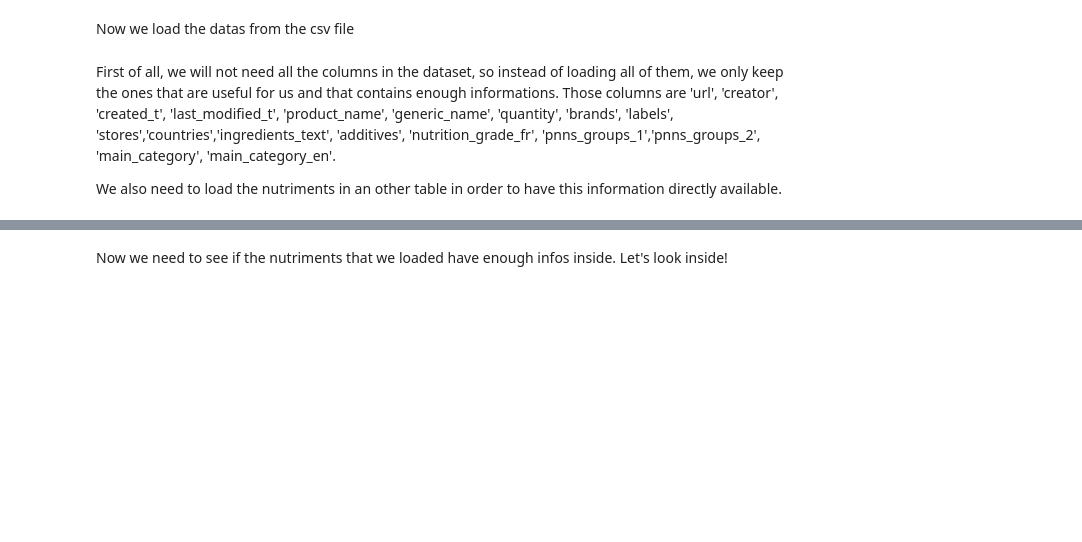
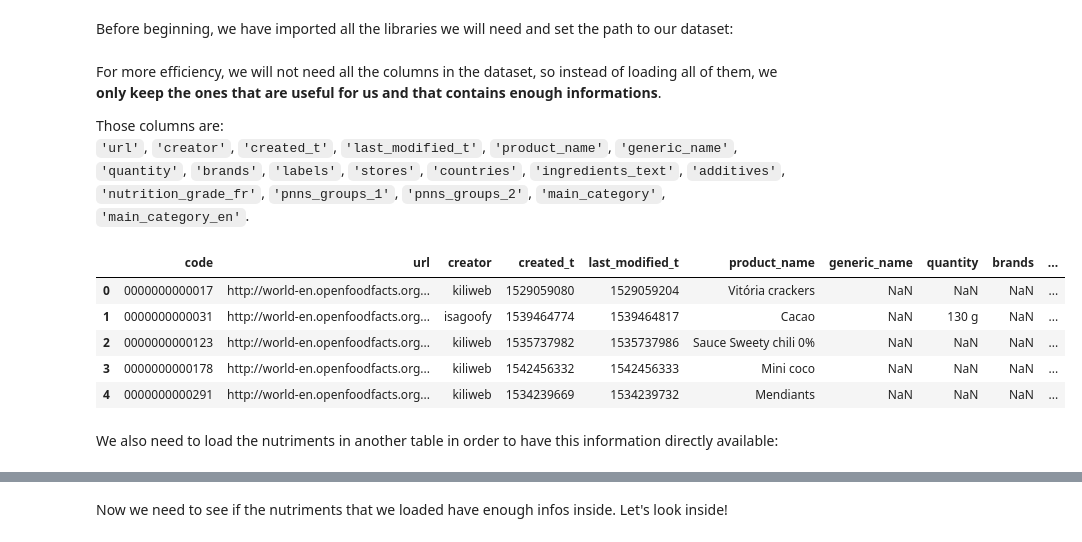
Before and after one commit to Akynna/ADA_Project, a Jupyter notebook: Project.ipynb, the cells around one changed output, grey strips where cells are left out. Saved outputs shown, nothing was run; the diff lists cells and outputs as text; code cells hidden in the pictures; blank space fills up the shorter version.

```diff
--- a/Project.ipynb
+++ b/Project.ipynb
@@ -19 +38,3 @@ The goal of this notebook is the following:
+# %% [markdown]
+Before beginning, we have imported all the libraries we will need and set the path to our dataset:
 # %%
@@ -32,18 +52,29 @@ from branca.element import Template, MacroElement
 
 # WARNING : Make sure that Seaborn is updated (0.9.0) on your computer !
 import seaborn as sns
-# %% [markdown]
-Now we load the datas from the csv file
 # %%
 DATAPATH = "./data/"
 # %% [markdown]
-First of all, we will not need all the columns in the dataset, so instead of loading all of them, we only keep the ones that are useful for us and that contains enough informations. Those columns are 'url', 'creator', 'created_t', 'last_modified_t', 'product_name', 'generic_name', 'quantity', 'brands', 'labels', 'stores','countries','ingredients_text', 'additives', 'nutrition_grade_fr', 'pnns_groups_1','pnns_groups_2', 'main_category', 'main_category_en'.
+For more efficiency, we will not need all the columns in the dataset, so instead of loading all of them, we **only keep the ones that are useful for us and that contains enough informations**.
 
-We also need to load the nutriments in an other table in order to have this information directly available.
+Those columns are:<br/>
+`'url'`, `'creator'`, `'created_t'`, `'last_modified_t'`, `'product_name'`, `'generic_name'`, `'quantity'`, `'brands'`, `'labels'`, `'stores'`, `'countries'`, `'ingredients_text'`, `'additives'`, `'nutrition_grade_fr'`, `'pnns_groups_1'`, `'pnns_groups_2'`, `'main_category'`, `'main_category_en'`.
 # %%
-food = pd.read_csv(DATAPATH+"openfoodfacts.csv", sep = '\t', low_memory = False,
+# Load only the useful columns of the dataset
+raw_food = pd.read_csv(DATAPATH+"openfoodfacts.csv", sep = '\t', low_memory = False,
                    usecols = ['code','url', 'creator', 'created_t', 'last_modified_t', 'product_name',
                    'generic_name', 'quantity', 'brands', 'labels_en', 'stores', 'countries_en',
                    'ingredients_text', 'additives', 'nutrition_grade_fr', 'pnns_groups_1',
                    'pnns_groups_2', 'main_category_en'])
+
+raw_food.head()
+# %% [output]
+|  | code | url | creator | created_t | last_modified_t | product_name | generic_name | quantity | brands | ... |
+| 0 | 0000000000017 | http://world-en.openfoodfacts.org... | kiliweb | 1529059080 | 1529059204 | Vitória crackers | NaN | NaN | NaN | ... |
+| 1 | 0000000000031 | http://world-en.openfoodfacts.org... | isagoofy | 1539464774 | 1539464817 | Cacao | NaN | 130 g | NaN | ... |
+| 2 | 0000000000123 | http://world-en.openfoodfacts.org... | kiliweb | 1535737982 | 1535737986 | Sauce Sweety chili 0% | NaN | NaN | NaN | ... |
+| 3 | 0000000000178 | http://world-en.openfoodfacts.org... | kiliweb | 1542456332 | 1542456333 | Mini coco | NaN | NaN | NaN | ... |
+| 4 | 0000000000291 | http://world-en.openfoodfacts.org... | kiliweb | 1534239669 | 1534239732 | Mendiants | NaN | NaN | NaN | ... |
+# %% [markdown]
+We also need to load the nutriments in another table in order to have this information directly available:
 # %%
```
Also changed, not shown: parts of 87 cells of this notebook, 2 other files.
